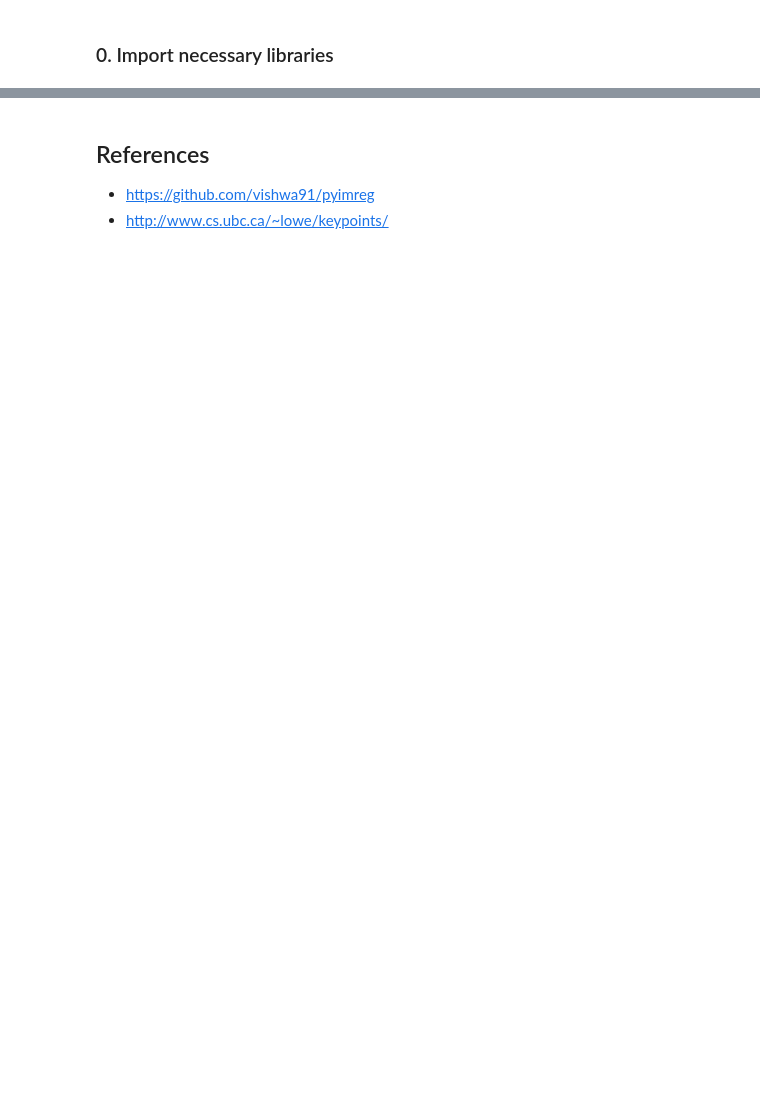
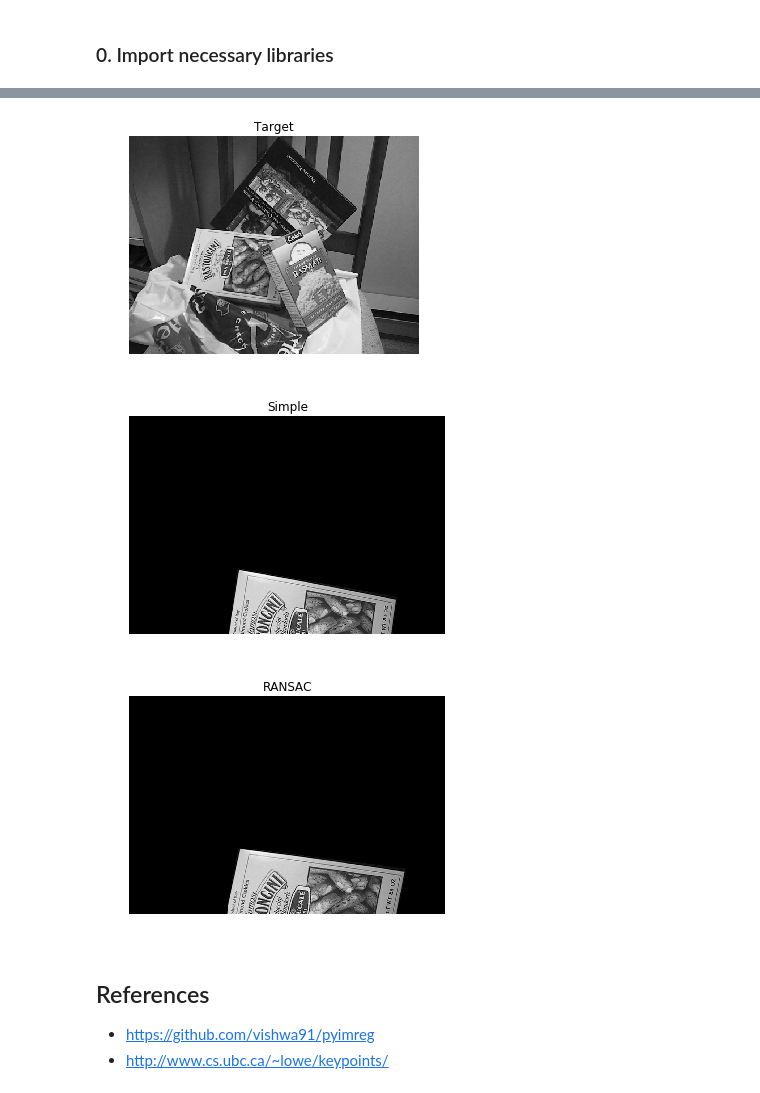
Before and after one commit to tmsausa/rinko_RANSAC, a Jupyter notebook: RANSAC_ans.ipynb, the cells around one changed output, grey strips where cells are left out. Saved outputs shown, nothing was run; the diff lists cells and outputs as text; code cells hidden in the pictures; blank space fills up the shorter version.

```diff
--- a/RANSAC_ans.ipynb
+++ b/RANSAC_ans.ipynb
@@ -99,3 +304,14 @@ def select_samples_within_threshold(points_list_temp, consensus_list,\
+# %%
+for name, img in zip(["Target", "Simple", "RANSAC"], [img_scene, img_simple, img_ransac]):
+    pylab.gray()
+    pylab.imshow(img, cmap='gray')
+    pylab.axis('off')
+    pylab.title(name)
+    pylab.show()
+# %% [output]
+[figure, added]
+[figure, added]
+[figure, added]
 # %% [markdown]
 ## References
 - https://github.com/vishwa91/pyimreg
```
Also changed, not shown: parts of 24 cells of this notebook, 2 other files.
